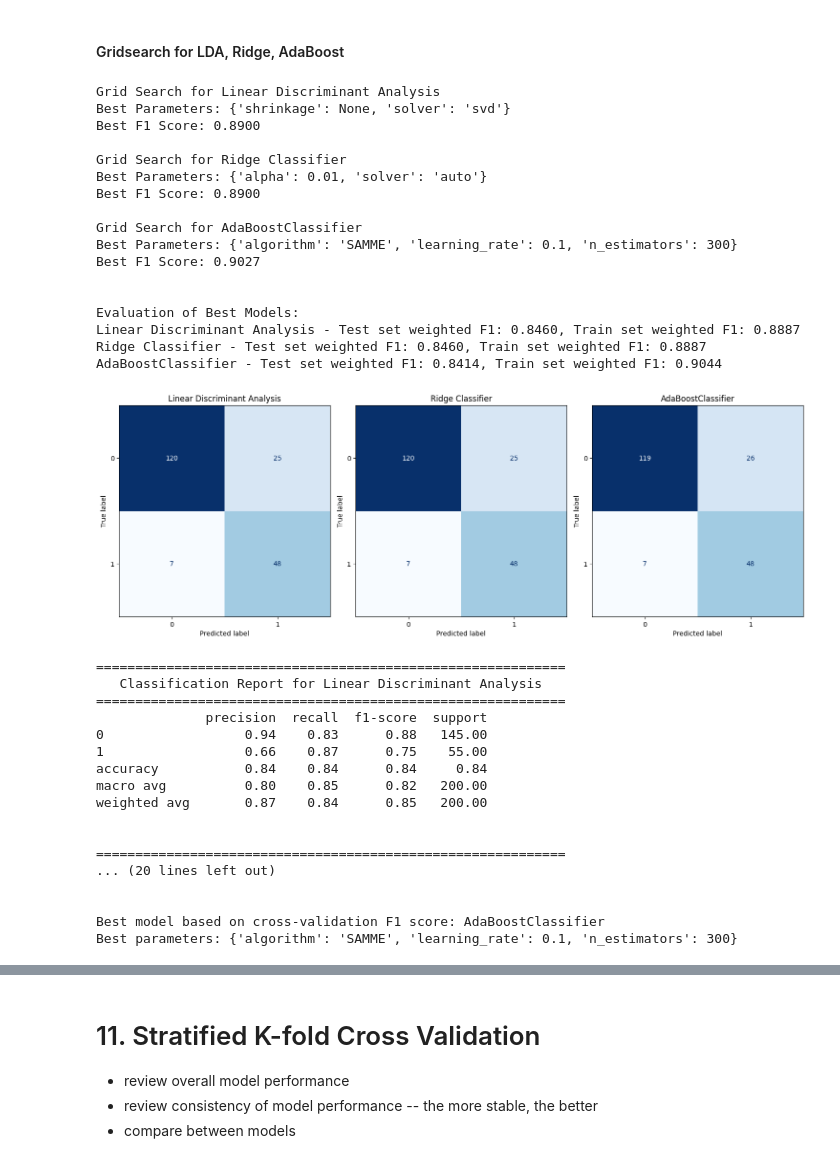
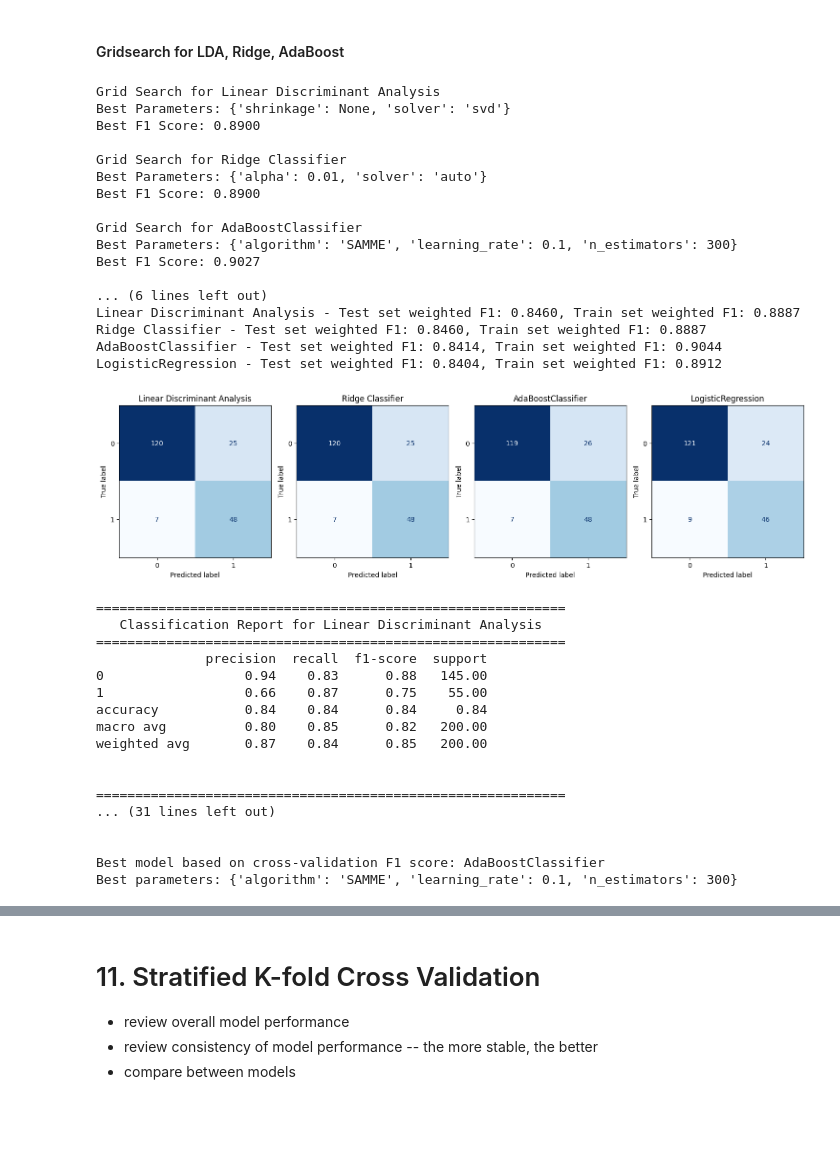
Before and after one commit to BertrandTcheuffa/claim_predict, a Jupyter notebook: Modelling.ipynb, the cells around one changed output, grey strips where cells are left out. Drawn from its saved outputs; the diff is of its cells as text; code cells hidden in the pictures; blank space fills up the shorter version.

Commit message:
clean, add soft Voting Classifier, add gridsearch for LR, SVM

```diff
--- a/Modelling.ipynb
+++ b/Modelling.ipynb
@@ -440,11 +412,11 @@ Name: count, dtype: int64
 # Models and their full names
 models = {
     'Logistic Regression': LogisticRegression(random_state=42),
+    'SVC': SVC(random_state=42),
+    'Ridge Classifier': RidgeClassifier(random_state=42),
+    'Linear Discriminant Analysis': LinearDiscriminantAnalysis(),
     'Decision Tree': DecisionTreeClassifier(random_state=42),
     'Random Forest': RandomForestClassifier(random_state=42),
-    'Ridge Classifier': RidgeClassifier(random_state=42),
-    'SVC': SVC(random_state=42),
-    'Linear Discriminant Analysis': LinearDiscriminantAnalysis(),
     'AdaBoost': AdaBoostClassifier(random_state=42),
     'XGBoost': XGBClassifier(random_state=42)
 }
@@ -473,12 +445,12 @@ for model_name, model in models.items():
 
     results.append({
         'Model': model_name,
+        'Train F1 (weighted)': train_f1_weighted,
+        'Test F1 (weighted)': test_f1_weighted,
+        'F1 (weighted) Difference': f1_weighted_diff,
         'Train F1 (pos. class)': train_f1,
         'Test F1 (pos. class)': test_f1,
-        'F1 Difference (pos. class)': f1_diff,
-        'Train F1 (weighted)': train_f1_weighted,
-        'Test F1 (weighted)': test_f1_weighted,
-        'F1 (weighted) Difference': f1_weighted_diff
+        'F1 Difference (pos. class)': f1_diff
     })
 
     # Calculate and store confusion matrix
@@ -554,11 +526,11 @@ weighted avg       0.81    0.81      0.81   200.00
 # Models and their full names
 models = {
     'Logistic Regression': LogisticRegression(random_state=42),
+    'SVC': SVC(random_state=42),
+    'Ridge Classifier': RidgeClassifier(random_state=42),
+    'Linear Discriminant Analysis': LinearDiscriminantAnalysis(),
     'Decision Tree': DecisionTreeClassifier(random_state=42),
     'Random Forest': RandomForestClassifier(random_state=42),
-    'Ridge Classifier': RidgeClassifier(random_state=42),
-    'SVC': SVC(random_state=42),
-    'Linear Discriminant Analysis': LinearDiscriminantAnalysis(),
     'AdaBoost': AdaBoostClassifier(random_state=42),
     'XGBoost': XGBClassifier(random_state=42)
 }
@@ -587,12 +559,12 @@ for model_name, model in models.items():
 
     results.append({
         'Model': model_name,
+        'Train F1 (weighted)': train_f1_weighted,
+        'Test F1 (weighted)': test_f1_weighted,
+        'F1 (weighted) Difference': f1_weighted_diff,
         'Train F1 (pos. class)': train_f1,
         'Test F1 (pos. class)': test_f1,
-        'F1 Difference (pos. class)': f1_diff,
-        'Train F1 (weighted)': train_f1_weighted,
-        'Test F1 (weighted)': test_f1_weighted,
-        'F1 (weighted) Difference': f1_weighted_diff
+        'F1 Difference (pos. class)': f1_diff
     })
 
     # Calculate and store confusion matrix
@@ -741,6 +715,12 @@ param_grid = {
         'n_estimators': [25, 50, 100, 200, 300],
         'learning_rate': [0.001, 0.01, 0.1, 1.0, 10.0],
         'algorithm': ['SAMME', 'SAMME.R']
+    },
+    'LogisticRegression': {
+        'penalty': ['l1', 'l2', 'elasticnet', 'none'],
+        'C': [0.01, 0.1, 1, 10, 100],
+        'solver': ['liblinear', 'saga'],
+        'l1_ratio': [0, 0.5, 1]
     }
 }
 
@@ -749,6 +729,7 @@ models = {
     'Linear Discriminant Analysis': LinearDiscriminantAnalysis(),
     'Ridge Classifier': RidgeClassifier(),
     'AdaBoostClassifier': AdaBoostClassifier(),
+    'LogisticRegression':LogisticRegression()
 }
 
 # Initialize a dictionary to store the best models and their predictions
@@ -796,36 +777,36 @@ plt.show()
 for model_name in best_models:
     report = classification_report(y_test, test_predictions[model_name], output_dict=True)
     print("=" * 60)
     print(f"{'Classification Report for ' + model_name:^60}")
     print("=" * 60)
     df_report = pd.DataFrame(report).transpose()
     print(df_report)
     print("\n")
 
 # Final Model Evaluation (you can choose based on grid_search_results)
 # Example:
 best_model_name = max(grid_search_results, key=lambda k: grid_search_results[k]['best_f1_score'])
 print(f"\nBest model based on cross-validation F1 score: {best_model_name}")
 print(f"Best parameters: {grid_search_results[best_model_name]['best_params']}")
 # %% [output]
 Grid Search for Linear Discriminant Analysis
 Best Parameters: {'shrinkage': None, 'solver': 'svd'}
 Best F1 Score: 0.8900
 
 Grid Search for Ridge Classifier
 Best Parameters: {'alpha': 0.01, 'solver': 'auto'}
 Best F1 Score: 0.8900
 
 Grid Search for AdaBoostClassifier
 Best Parameters: {'algorithm': 'SAMME', 'learning_rate': 0.1, 'n_estimators': 300}
 Best F1 Score: 0.9027
 
-
-Evaluation of Best Models:
+... (6 lines left out)
 Linear Discriminant Analysis - Test set weighted F1: 0.8460, Train set weighted F1: 0.8887
 Ridge Classifier - Test set weighted F1: 0.8460, Train set weighted F1: 0.8887
 AdaBoostClassifier - Test set weighted F1: 0.8414, Train set weighted F1: 0.9044
+LogisticRegression - Test set weighted F1: 0.8404, Train set weighted F1: 0.8912
-[figure, old version]
+[figure, new version]
 ============================================================
    Classification Report for Linear Discriminant Analysis
 ============================================================
@@ -838,7 +819,7 @@ weighted avg       0.87    0.84      0.85   200.00
 
 
 ============================================================
-... (20 lines left out)
+... (31 lines left out)
 
 
 Best model based on cross-validation F1 score: AdaBoostClassifier
```
Also changed, not shown: parts of 10 cells of this notebook.
